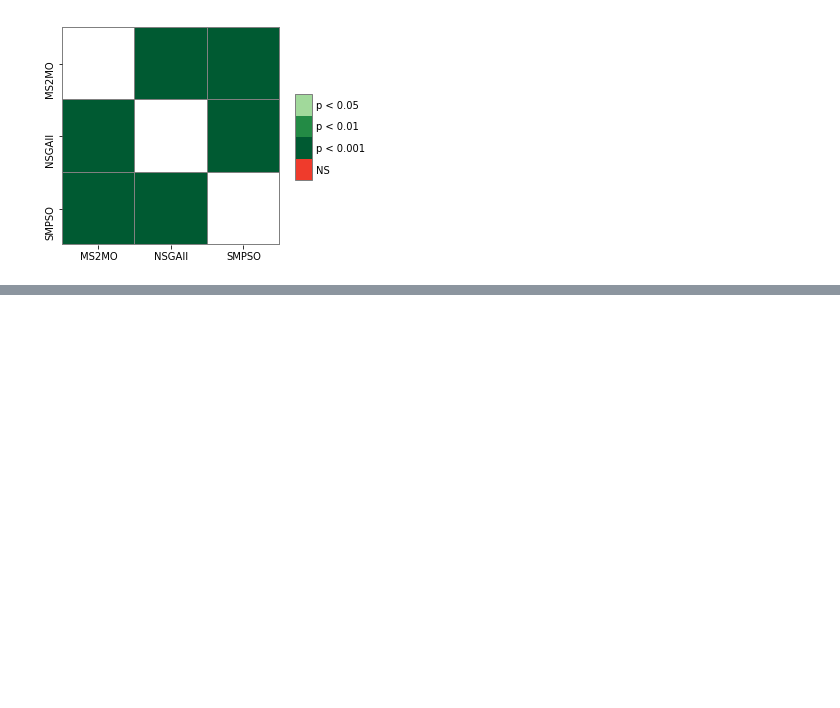
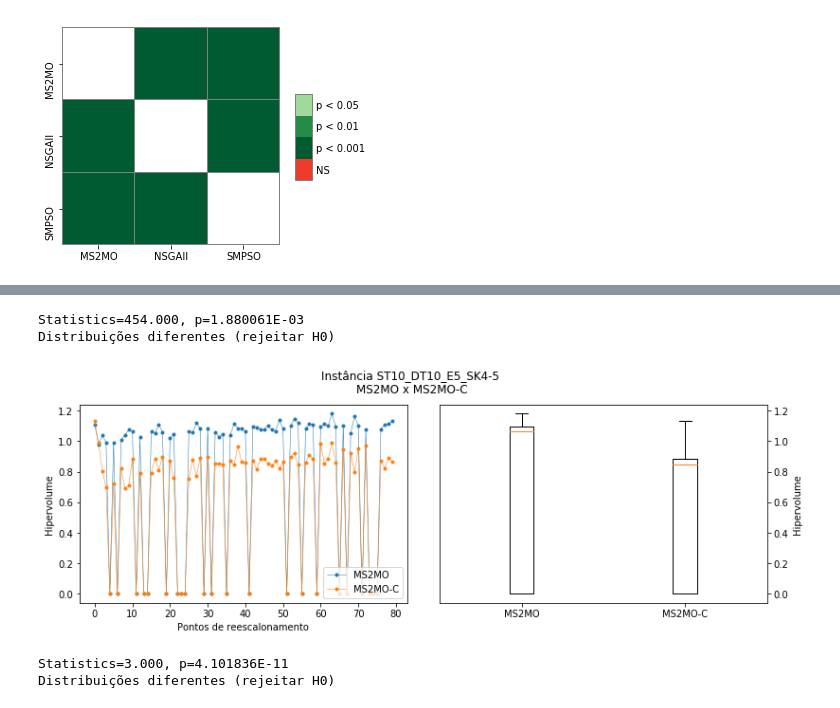
Before and after one commit to rodrigoamaral/spsp-jmetal, a Jupyter notebook: dspsp-analysis/rq2_all_algorithms.ipynb, the cells around one changed output, grey strips where cells are left out. Drawn from its saved outputs; the diff is of its cells as text; code cells hidden in the pictures; blank space fills up the shorter version.

```diff
--- a/dspsp-analysis/rq2_all_algorithms.ipynb
+++ b/dspsp-analysis/rq2_all_algorithms.ipynb
@@ -145,0 +182,31 @@ sp.sign_plot(pc, **heatmap_args)
+# %%
+stat, p = wilcoxon(*datasets)
+print('Statistics=%.3f, p=%6E' % (stat, p))
+# interpret
+alpha = 0.05
+if p > alpha:
+    print('Mesmas distribuições (falhou em rejeitar H0)')
+else:
+    print('Distribuições diferentes (rejeitar H0)')
+# %% [output]
+Statistics=454.000, p=1.880061E-03
+Distribuições diferentes (rejeitar H0)
+# %%
+inst = "ST10_DT10_E5_SK4-5"
+algorithms = ["MS2MO", "MS2MO-C"]
+datasets = [hv_event[inst][alg].hypervolume for alg in algorithms]
+combined_plot_hv(hv_event, inst, algorithms)
+# %% [output]
+[figure, added]
+# %%
+stat, p = wilcoxon(*datasets)
+print('Statistics=%.3f, p=%6E' % (stat, p))
+# interpret
+alpha = 0.05
+if p > alpha:
+    print('Mesmas distribuições (falhou em rejeitar H0)')
+else:
+    print('Distribuições diferentes (rejeitar H0)')
+# %% [output]
+Statistics=3.000, p=4.101836E-11
+Distribuições diferentes (rejeitar H0)
```
Also changed, not shown: parts of 33 cells of this notebook.
